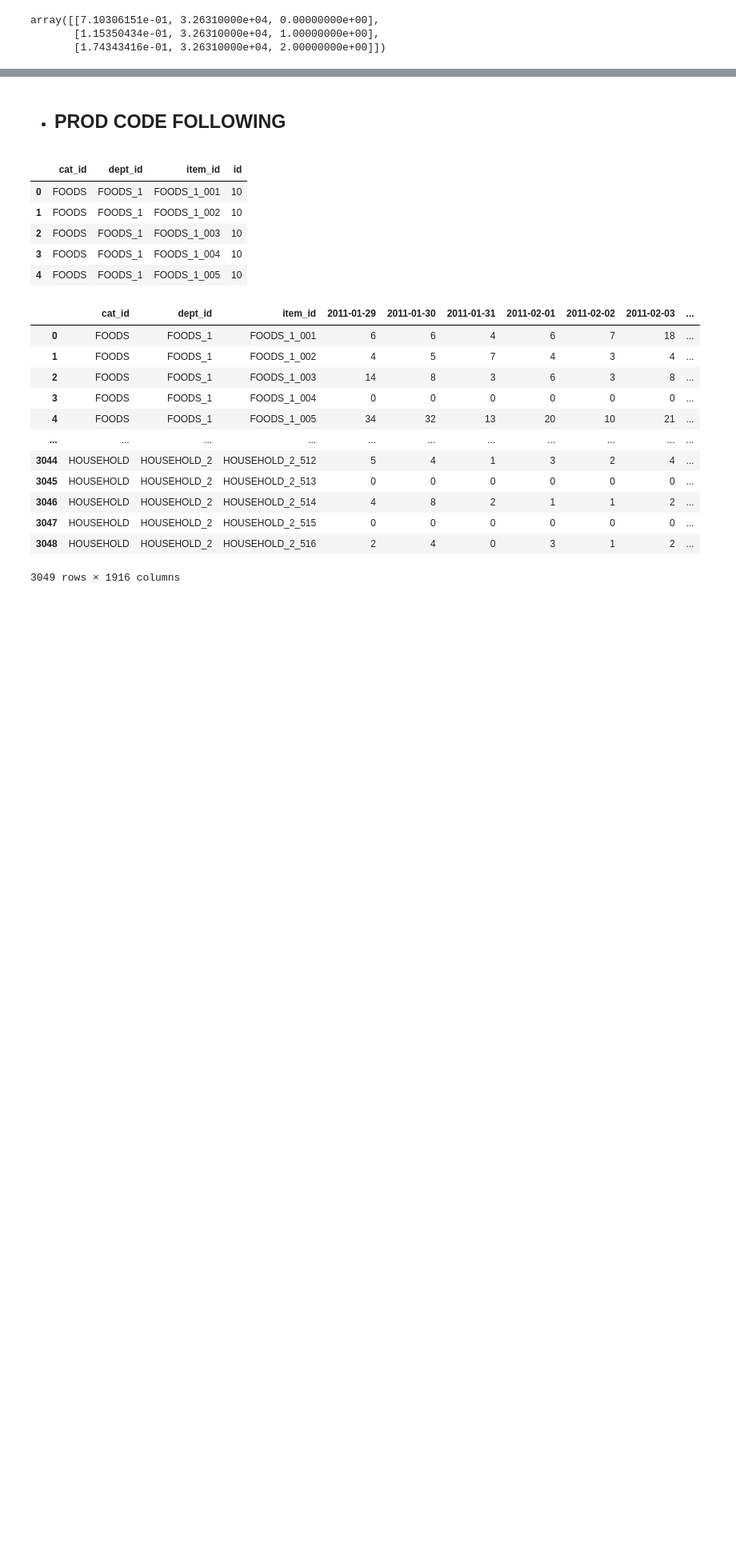
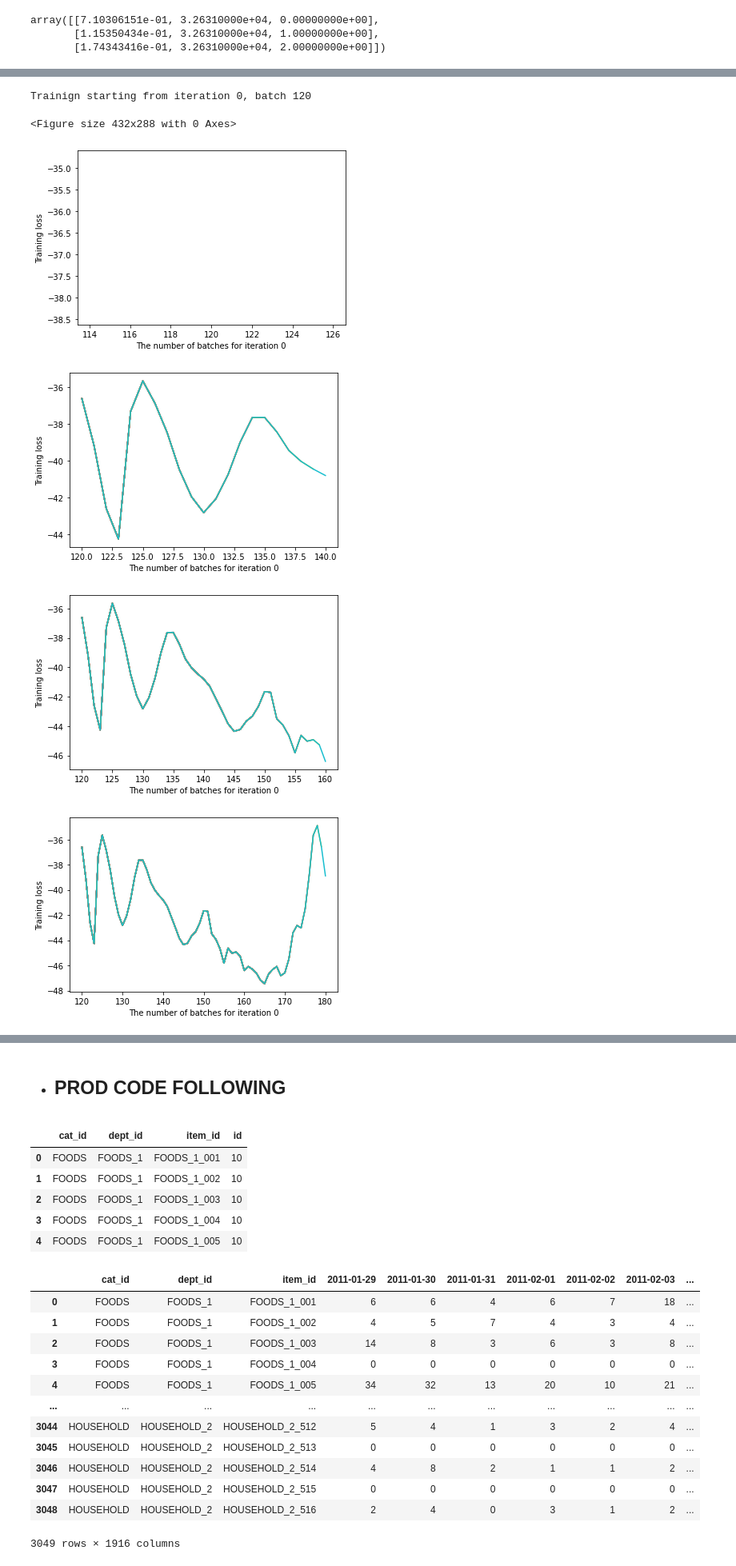
Before and after one commit to RobbenRibery/TimeSeries-Probalistic-TopDown-Drichilet, a Jupyter notebook: notebook/feature_generation_training.ipynb, the cells around one changed output, grey strips where cells are left out. Shown: that part at 80% size. Cells and saved outputs as stored; diff of their text form; code cells hidden in the pictures; blank space fills up the shorter version.

Commit message:
adding the model loading and saving function

```diff
--- a/notebook/feature_generation_training.ipynb
+++ b/notebook/feature_generation_training.ipynb
@@ -244,7 +244,7 @@ print(input.shape)
 ## time batching
 # dimension about the dataset
 print('------- Time batched input --------')
-History = 14
+History = 28
 Forward = 7
 
 number_observations = input.shape[1] - (History + Forward) + 1
@@ -408,7 +396,4 @@ p_model = proption_model.proportion_model(
 n_epochs = 50
 target_len = Forward
 batch_size = 4
-l_r = 0.02
-
-# start training
-proption_model.train_model(p_model, input_tensor, target_tensor, n_epochs, target_len, batch_size, l_r,)
+l_r = 0.00079
@@ -428,0 +400,9 @@ There are 474 batches during the training process of the model
+# %%
+model = proption_model.train_model(p_model, input_tensor, target_tensor, n_epochs, target_len, batch_size, l_r,)
+# %% [output]
+Trainign starting from iteration 0, batch 120
+<Figure size 432x288 with 0 Axes>
+[figure, added]
+[figure, added]
+[figure, added]
+[figure, added]
```
Also changed, not shown: parts of 11 cells of this notebook, 12 other files.
